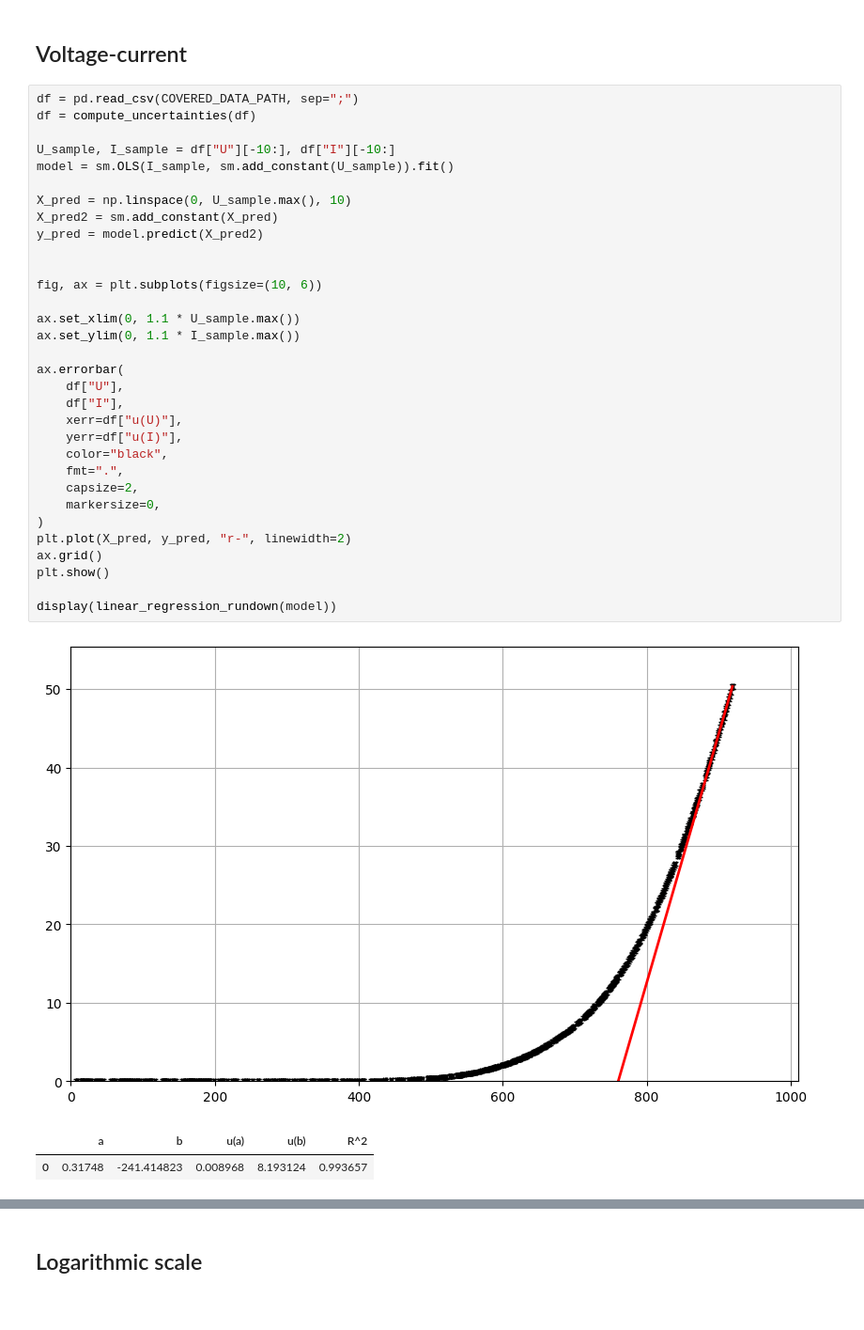
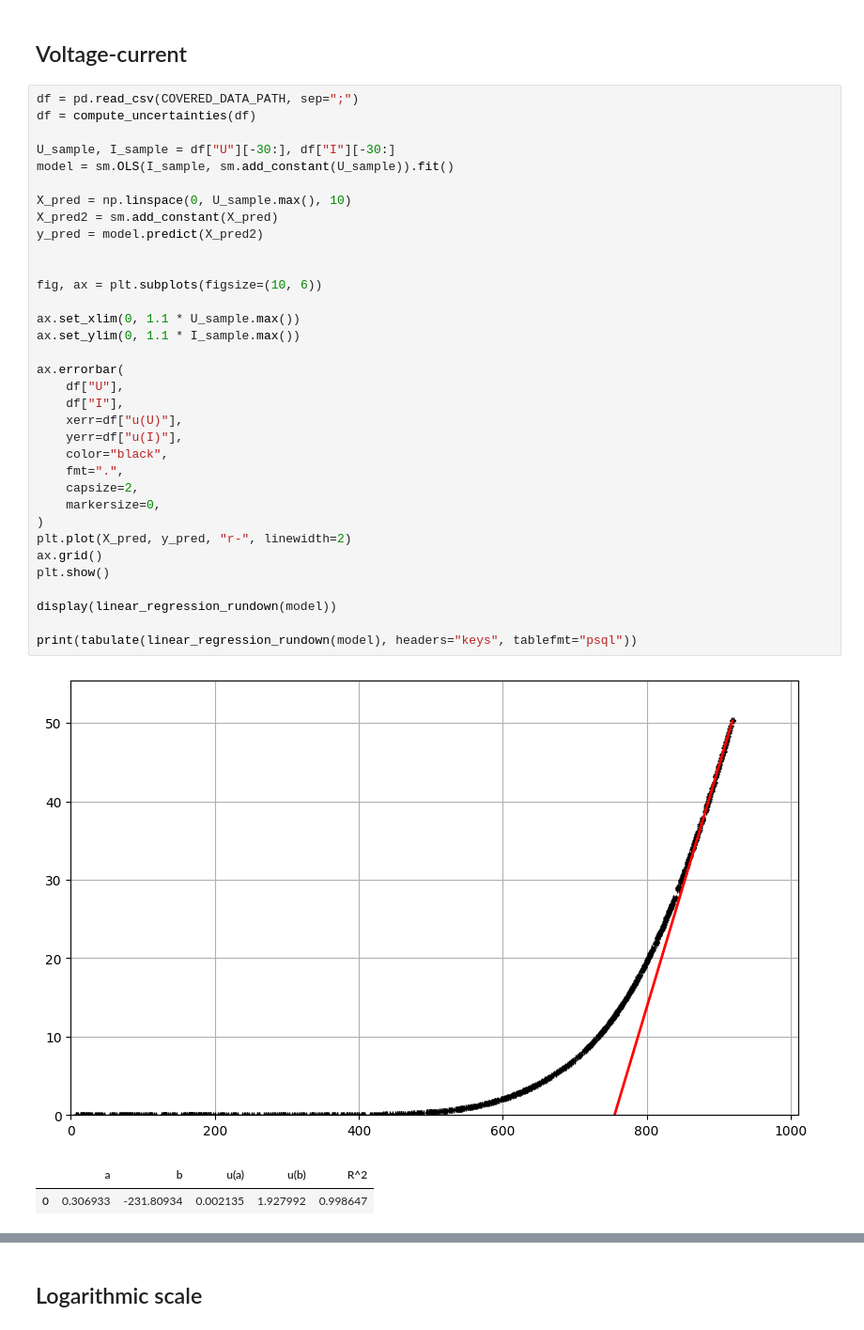
Before and after one commit to ikrzywda/air-cs, a Jupyter notebook: fizyka-3.3/photodiode/notebook.ipynb, the cells around one changed output, grey strips where cells are left out. Shown at 94% size. Drawn from its saved outputs; the diff is of its cells as text.

```diff
--- a/fizyka-3.3/photodiode/notebook.ipynb
+++ b/fizyka-3.3/photodiode/notebook.ipynb
@@ -106,35 +109,37 @@ display(sample)
 df = pd.read_csv(COVERED_DATA_PATH, sep=";")
 df = compute_uncertainties(df)
 
-U_sample, I_sample = df["U"][-10:], df["I"][-10:]
+U_sample, I_sample = df["U"][-30:], df["I"][-30:]
 model = sm.OLS(I_sample, sm.add_constant(U_sample)).fit()
 
 X_pred = np.linspace(0, U_sample.max(), 10)
 X_pred2 = sm.add_constant(X_pred)
 y_pred = model.predict(X_pred2)
 
 
 fig, ax = plt.subplots(figsize=(10, 6))
 
 ax.set_xlim(0, 1.1 * U_sample.max())
 ax.set_ylim(0, 1.1 * I_sample.max())
 
 ax.errorbar(
     df["U"],
     df["I"],
     xerr=df["u(U)"],
     yerr=df["u(I)"],
     color="black",
     fmt=".",
     capsize=2,
     markersize=0,
 )
 plt.plot(X_pred, y_pred, "r-", linewidth=2)
 ax.grid()
 plt.show()
 
 display(linear_regression_rundown(model))
+
+print(tabulate(linear_regression_rundown(model), headers="keys", tablefmt="psql"))
 # %% [output]
 [figure]
 |  | a | b | u(a) | u(b) | R^2 |
-| 0 | 0.31748 | -241.414823 | 0.008968 | 8.193124 | 0.993657 |
+| 0 | 0.306933 | -231.80934 | 0.002135 | 1.927992 | 0.998647 |
```
Also changed, not shown: parts of 11 cells of this notebook, 6 other files.
